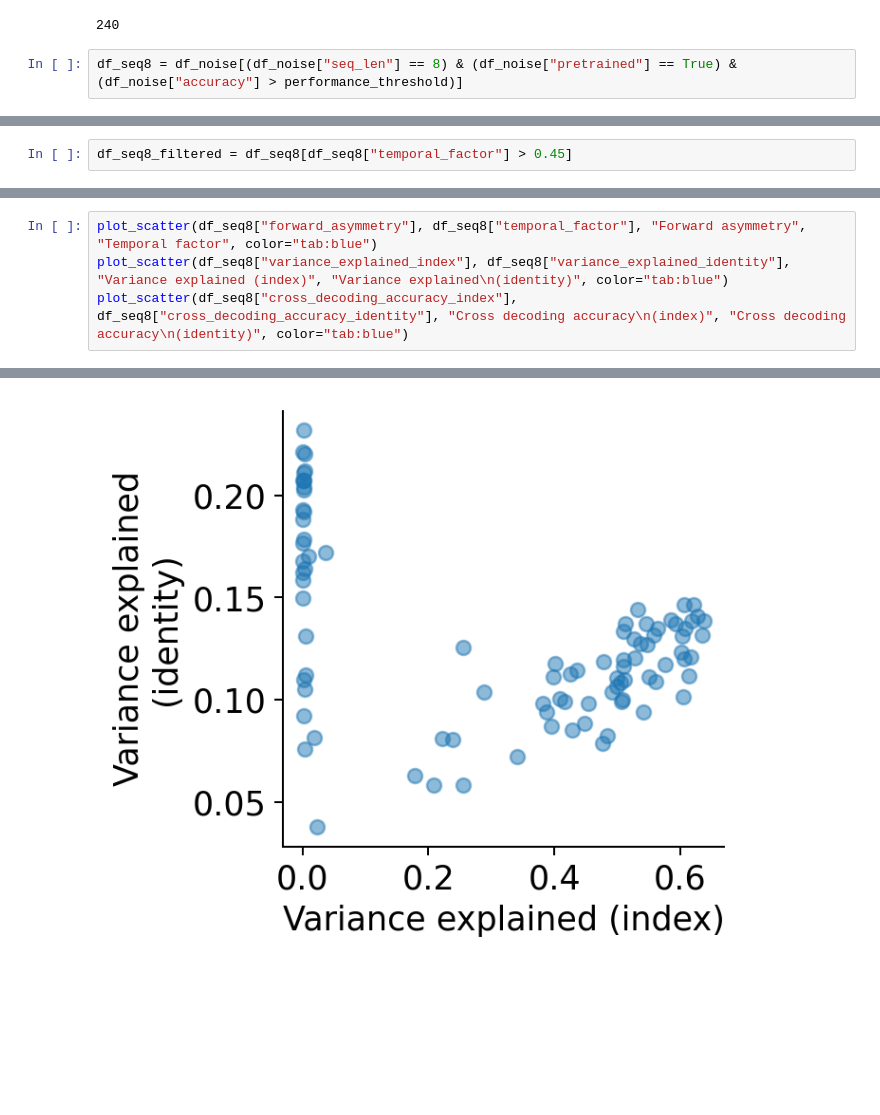
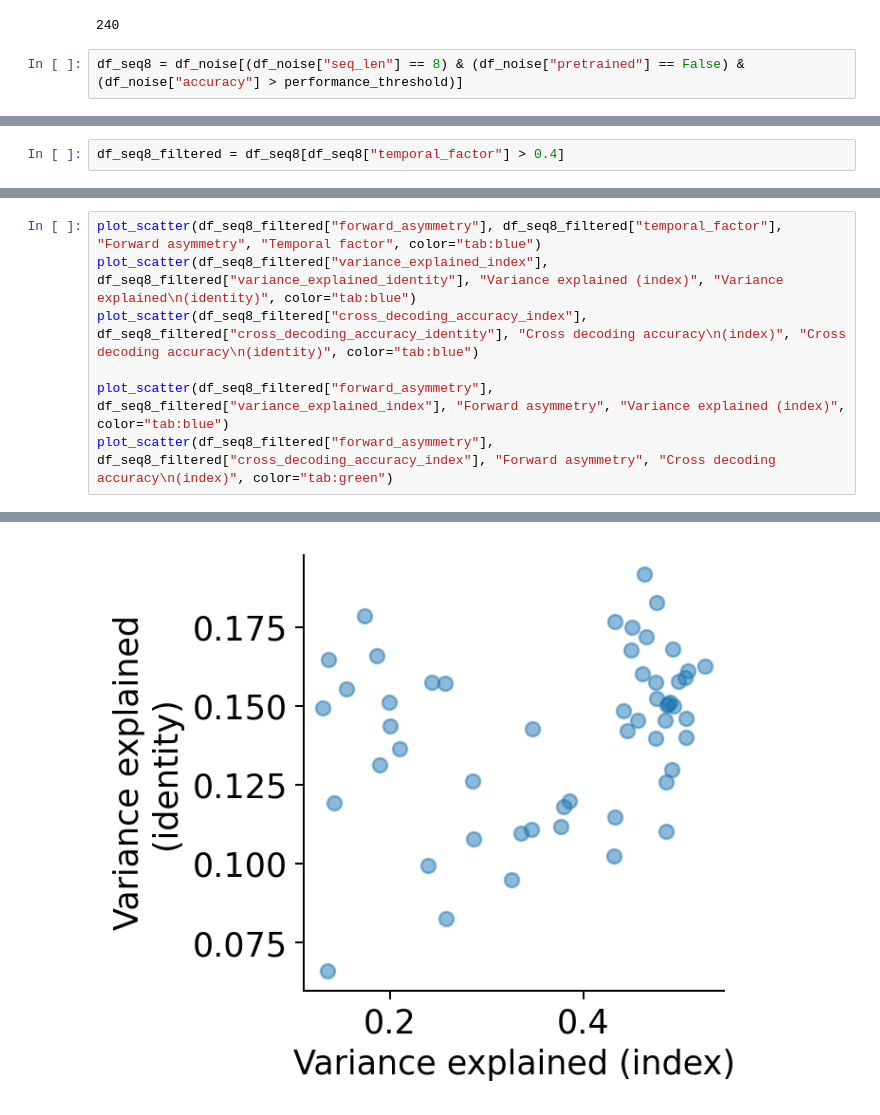
Before and after one commit to yunchen-hung/gru-li-model, a Jupyter notebook: analysis_fr_paper_noise.ipynb, the cells around one changed output, grey strips where cells are left out. Drawn from its saved outputs; the diff is of its cells as text; blank space fills up the shorter version.

```diff
--- a/analysis_fr_paper_noise.ipynb
+++ b/analysis_fr_paper_noise.ipynb
@@ -136,7 +136,7 @@ print(len(data))
 # %% [output]
 240
 # %%
-df_seq8 = df_noise[(df_noise["seq_len"] == 8) & (df_noise["pretrained"] == True) & (df_noise["accuracy"] > performance_threshold)]
+df_seq8 = df_noise[(df_noise["seq_len"] == 8) & (df_noise["pretrained"] == False) & (df_noise["accuracy"] > performance_threshold)]
 # %%
 training_accuracy_seq8 = df_seq8["training_accuracy"].groupby(df_seq8["noise"]).mean()
 
@@ -208,3 +208,3 @@ plot_mean_std_scatter(noise_levels, cross_decoding_accuracy_identity_mean_by_noi
 # %%
-df_seq8_filtered = df_seq8[df_seq8["temporal_factor"] > 0.45]
+df_seq8_filtered = df_seq8[df_seq8["temporal_factor"] > 0.4]
 # %%
@@ -224,5 +224,8 @@ plot_scatter(df_seq8["cross_decoding_accuracy_identity"], df_seq8["accuracy"], "
 # %%
-plot_scatter(df_seq8["forward_asymmetry"], df_seq8["temporal_factor"], "Forward asymmetry", "Temporal factor", color="tab:blue")
-plot_scatter(df_seq8["variance_explained_index"], df_seq8["variance_explained_identity"], "Variance explained (index)", "Variance explained\n(identity)", color="tab:blue")
-plot_scatter(df_seq8["cross_decoding_accuracy_index"], df_seq8["cross_decoding_accuracy_identity"], "Cross decoding accuracy\n(index)", "Cross decoding accuracy\n(identity)", color="tab:blue")
+plot_scatter(df_seq8_filtered["forward_asymmetry"], df_seq8_filtered["temporal_factor"], "Forward asymmetry", "Temporal factor", color="tab:blue")
+plot_scatter(df_seq8_filtered["variance_explained_index"], df_seq8_filtered["variance_explained_identity"], "Variance explained (index)", "Variance explained\n(identity)", color="tab:blue")
+plot_scatter(df_seq8_filtered["cross_decoding_accuracy_index"], df_seq8_filtered["cross_decoding_accuracy_identity"], "Cross decoding accuracy\n(index)", "Cross decoding accuracy\n(identity)", color="tab:blue")
+
+plot_scatter(df_seq8_filtered["forward_asymmetry"], df_seq8_filtered["variance_explained_index"], "Forward asymmetry", "Variance explained (index)", color="tab:blue")
+plot_scatter(df_seq8_filtered["forward_asymmetry"], df_seq8_filtered["cross_decoding_accuracy_index"], "Forward asymmetry", "Cross decoding accuracy\n(index)", color="tab:green")
 # %% [output]
@@ -230 +233 @@ plot_scatter(df_seq8["cross_decoding_accuracy_index"], df_seq8["cross_decoding_a
-[figure, old version]
+[figure, new version]
```
Also changed, not shown: parts of 5 cells of this notebook, 4 other files.
